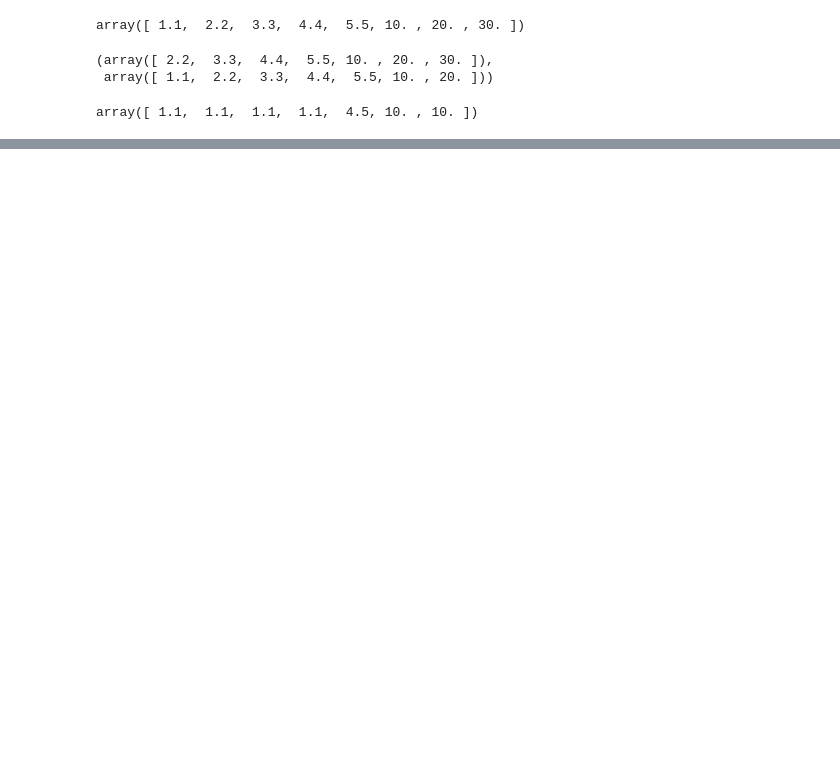
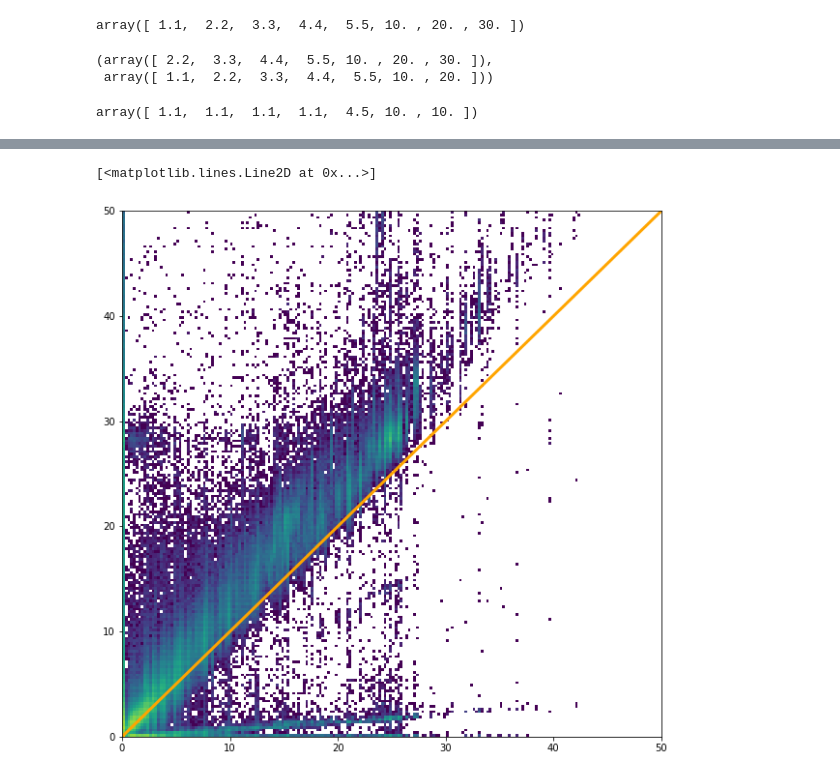
Before and after one commit to jpivarski-talks/2022-07-11-scipy-loopy-tutorial, a Jupyter notebook: solutions/solution-4.ipynb, the cells around one changed output, grey strips where cells are left out. Drawn from its saved outputs; the diff is of its cells as text; code cells hidden in the pictures; blank space fills up the shorter version.

```diff
--- a/solutions/solution-4.ipynb
+++ b/solutions/solution-4.ipynb
@@ -253,0 +462,6 @@ ak.sum(np.sqrt((example_east[1:] - example_east[:-1])**2 + (example_north[1:] -
+# %%
+pad_km_east = ak.fill_none(ak.pad_none(km_east, 2, axis=-1), 0, axis=-1)
+pad_km_north = ak.fill_none(ak.pad_none(km_north, 2, axis=-1), 0, axis=-1)
+# %%
+crow_flies = np.sqrt((pad_km_east[:, :, -1] - pad_km_east[:, :, 0])**2 + (pad_km_north[:, :, -1] - pad_km_north[:, :, 0])**2)
+crow_flies.show()
@@ -253,0 +489,14 @@ ak.sum(np.sqrt((example_east[1:] - example_east[:-1])**2 + (example_north[1:] -
+# %%
+fig, ax = plt.subplots(1, 1, figsize=(10, 10))
+
+ax.hist2d(
+    ak.flatten(ak.fill_none(crow_flies, 0)),
+    ak.flatten(ak.fill_none(taxi.trip.km, 0)),
+    bins=(200, 200),
+    range=((0, 50), (0, 50)),
+    norm=matplotlib.colors.LogNorm(),
+)
+ax.plot([0, 50], [0, 50], c="orange", lw=3)
+# %% [output]
+[<matplotlib.lines.Line2D at 0x...>]
+[figure, added]
```
Also changed, not shown: parts of 34 cells of this notebook, 2 other files.
